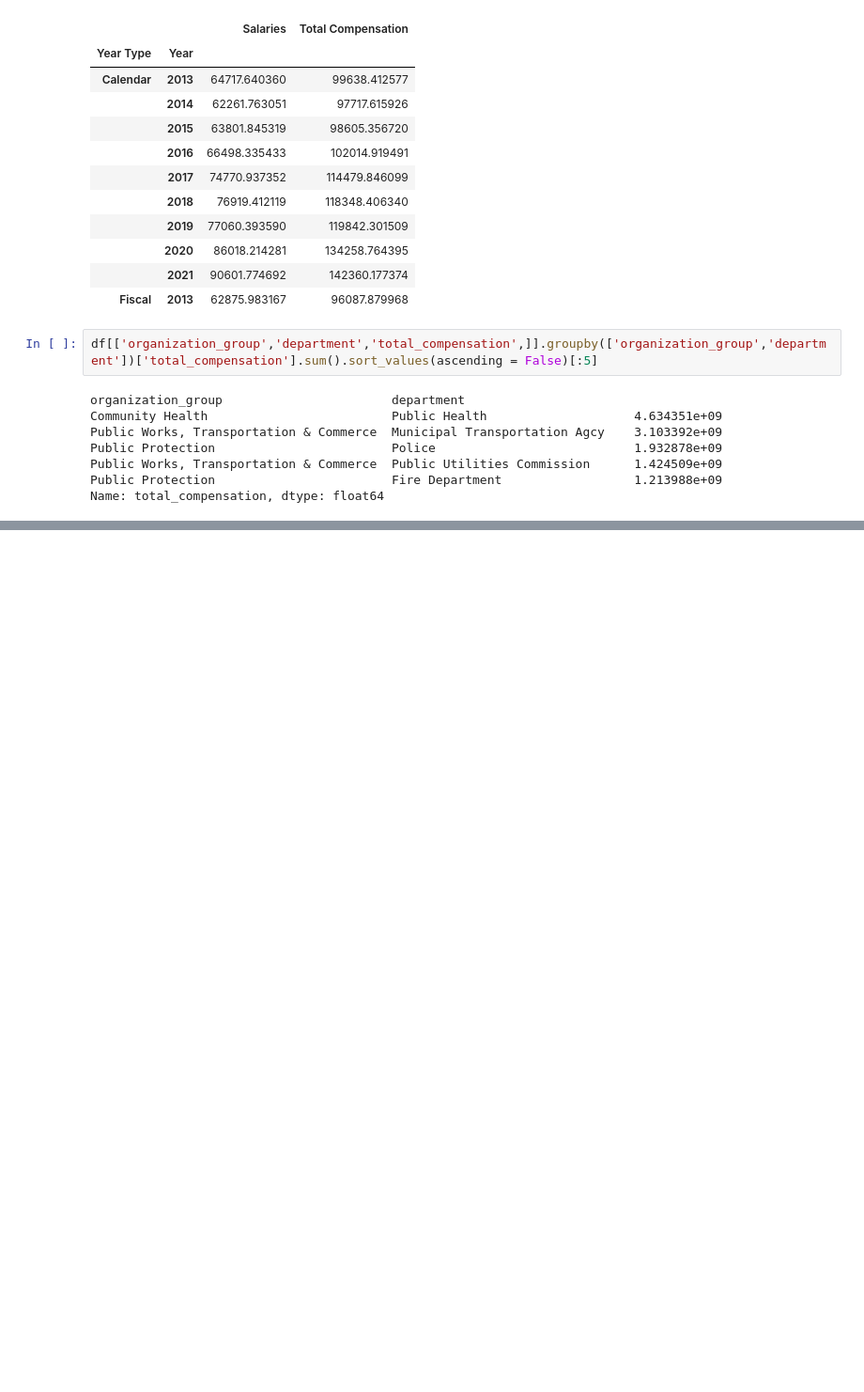
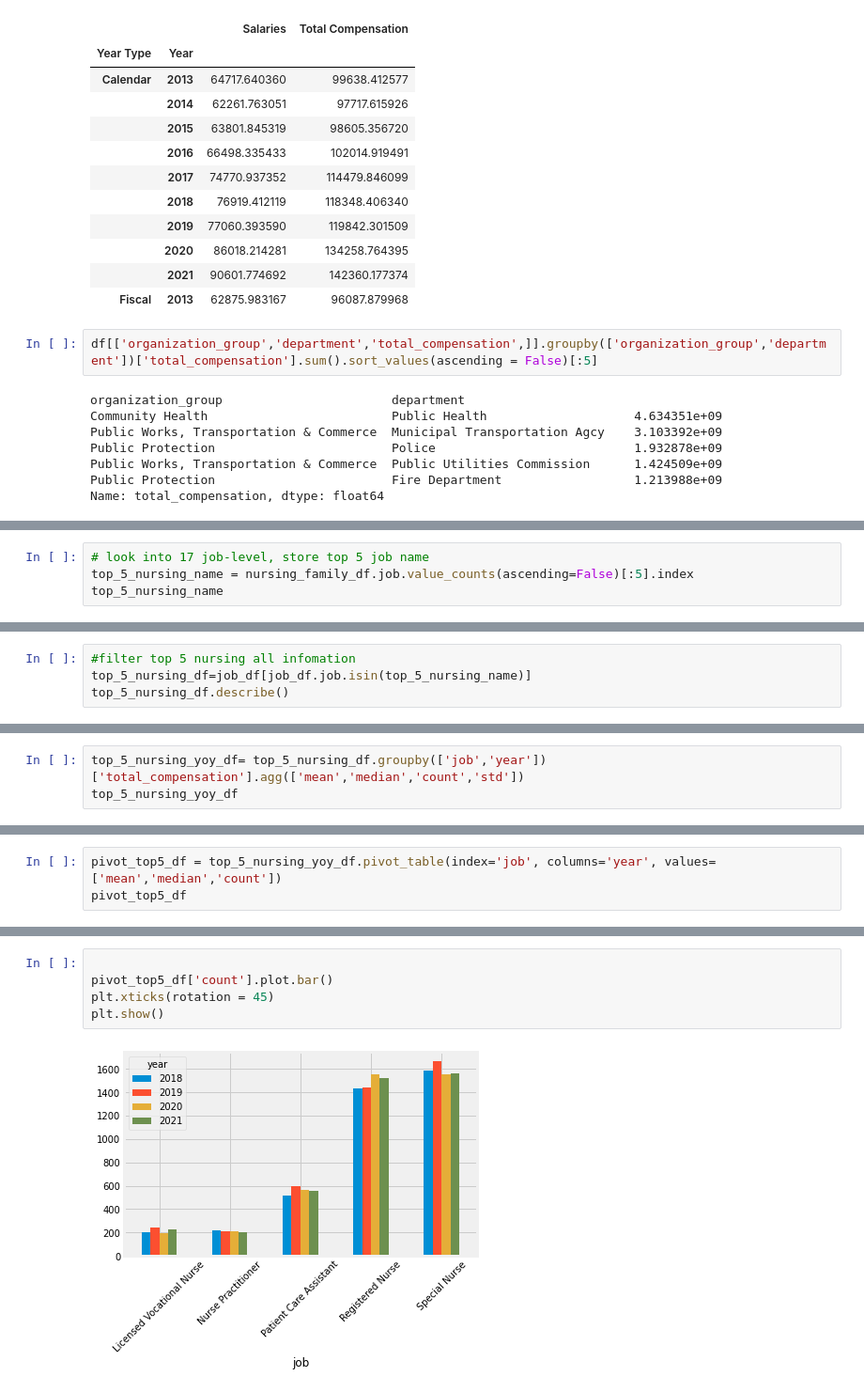
Before and after one commit to susiexia/SF_Employee_Comp_Dash, a Jupyter notebook: sf_comp_jupyter_analytics.ipynb, the cells around one changed output, grey strips where cells are left out. Shown: that part at 94% size. Cells and saved outputs as stored; diff of their text form; blank space fills up the shorter version.

```diff
--- a/sf_comp_jupyter_analytics.ipynb
+++ b/sf_comp_jupyter_analytics.ipynb
@@ -759,0 +820,4 @@ Name: total_compensation, dtype: float64
+# %%
+# look into 17 job-level, store top 5 job name
+top_5_nursing_name = nursing_family_df.job.value_counts(ascending=False)[:5].index
+top_5_nursing_name
@@ -759,0 +837,4 @@ Name: total_compensation, dtype: float64
+# %%
+#filter top 5 nursing all infomation
+top_5_nursing_df=job_df[job_df.job.isin(top_5_nursing_name)]
+top_5_nursing_df.describe()
@@ -759,0 +859,3 @@ Name: total_compensation, dtype: float64
+# %%
+top_5_nursing_yoy_df= top_5_nursing_df.groupby(['job','year'])['total_compensation'].agg(['mean','median','count','std'])
+top_5_nursing_yoy_df
@@ -759,0 +902,3 @@ Name: total_compensation, dtype: float64
+# %%
+pivot_top5_df = top_5_nursing_yoy_df.pivot_table(index='job', columns='year', values=['mean','median','count'])
+pivot_top5_df
@@ -759,0 +914,7 @@ Name: total_compensation, dtype: float64
+# %%
+
+pivot_top5_df['count'].plot.bar()
+plt.xticks(rotation = 45)
+plt.show()
+# %% [output]
+[figure, added]
```
Also changed, not shown: parts of 16 cells of this notebook, 1 other file.
